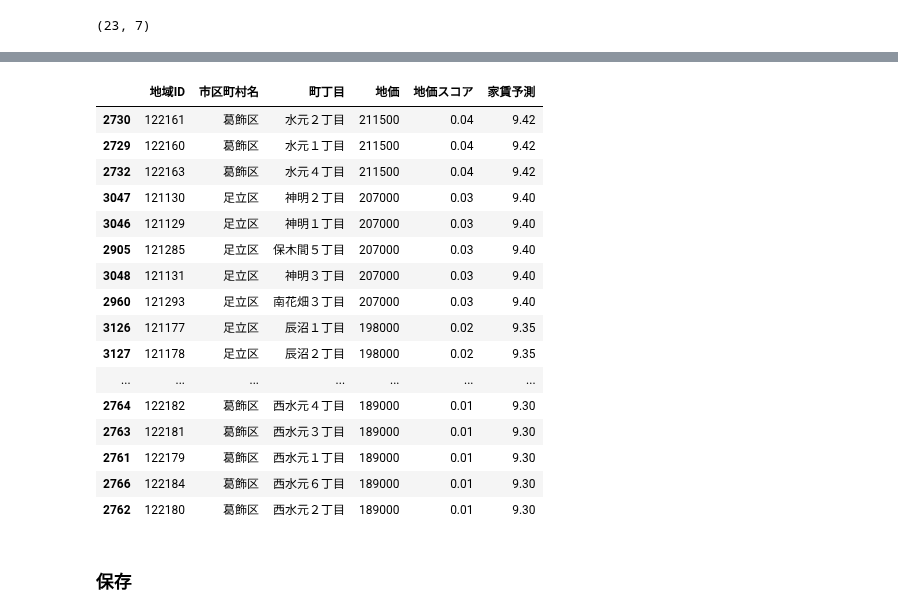
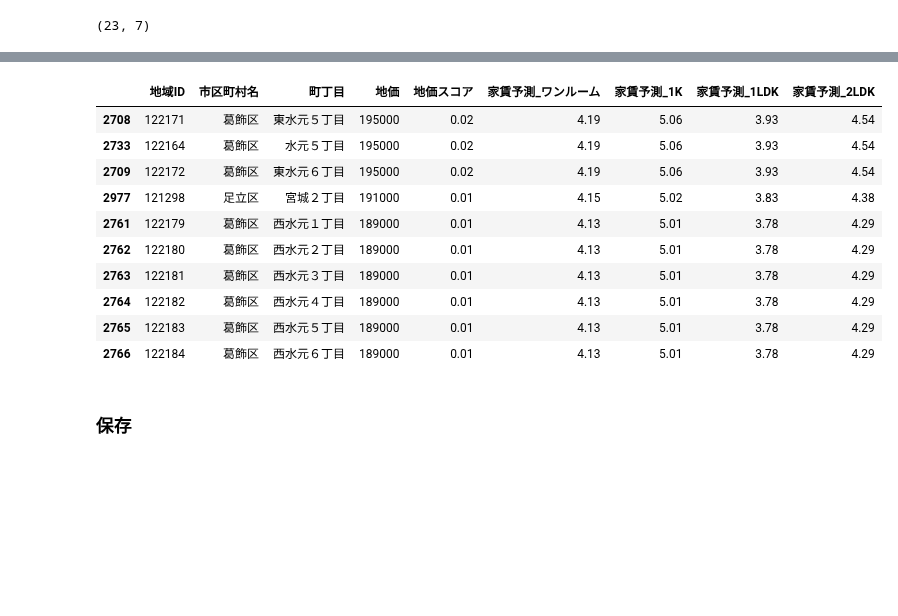
Before and after one commit to z-guard/analysis, a Jupyter notebook: notebooks/land_price_score.ipynb, the cells around one changed output, grey strips where cells are left out. Cells and saved outputs as stored; diff of their text form; code cells hidden in the pictures; blank space fills up the shorter version.

```diff
--- a/notebooks/land_price_score.ipynb
+++ b/notebooks/land_price_score.ipynb
@@ -287,13 +298,17 @@ print('傾き=',mod_lin.coef_, '切片=', mod_lin.intercept_)
 # %%
-# 4区を含めて予測
-_tmp_2 = df_merge_price[df_merge_price['部屋タイプ'] == '1LDK・2LDK平均'].drop(columns=['部屋タイプ'])
-_tmp_2['家賃予測'] = mod_lin.predict(_tmp_2[['地価']])
-_tmp_stack = _tmp_2.drop(columns=['地価']).set_index('市区町村名').stack().reset_index().rename(columns={'level_1':'実績/予測', 0:'家賃'})
+df_predict = pd.DataFrame()
+for room_type in room_type_list:
+    _tmp = df_merge_price[df_merge_price['部屋タイプ'] == room_type].copy()
+    _tmp[f'家賃予測'] = lr_models[room_type].predict(_tmp[['地価_log']])
+    df_predict = pd.concat([df_predict, _tmp])
+
+predict_stack = df_predict.drop(columns=['地価', '地価_log']).set_index(['市区町村名', '部屋タイプ']).stack()\
+                    .reset_index().rename(columns={'level_2':'実績/予測', 0:'家賃'})
 # %%
-plt.figure(figsize=(15, 5))
-sns.barplot(
-    x='市区町村名', y='家賃', hue='実績/予測',
-    data=_tmp_stack
-)
-plt.show()
+for room_type in room_type_list:
+    _tmp = predict_stack[predict_stack['部屋タイプ'] == room_type]
+    plt.figure(figsize=(15, 3))
+    sns.barplot(x='市区町村名', y='家賃', hue='実績/予測', data=_tmp)
+    plt.title(room_type)
+    plt.show()
 # %% [output]
@@ -301,3 +318,0 @@ plt.show()
-# %%
-# 家賃予測
-df_score['家賃予測'] = mod_lin.predict(df_score[['地価']]).round(2)
@@ -308,0 +319,6 @@ plt.show()
+# %%
+# 家賃予測
+log_price = df_score[['地価']].apply(lambda x: np.log2(x)).rename(columns={'地価': '地価_log'})
+
+for room_type in room_type_list:
+    df_score[f'家賃予測_{room_type}'] = lr_models[room_type].predict(log_price).round(2)
@@ -309,23 +341,17 @@ plt.show()
 # %%
-df_score.sort_values('家賃予測', ascending=False).tail(20)
+df_score.sort_values('地価', ascending=False).tail(10)
 # %% [output]
-|  | 地域ID | 市区町村名 | 町丁目 | 地価 | 地価スコア | 家賃予測 |
-| 2730 | 122161 | 葛飾区 | 水元２丁目 | 211500 | 0.04 | 9.42 |
-| 2729 | 122160 | 葛飾区 | 水元１丁目 | 211500 | 0.04 | 9.42 |
-| 2732 | 122163 | 葛飾区 | 水元４丁目 | 211500 | 0.04 | 9.42 |
-| 3047 | 121130 | 足立区 | 神明２丁目 | 207000 | 0.03 | 9.40 |
-| 3046 | 121129 | 足立区 | 神明１丁目 | 207000 | 0.03 | 9.40 |
-| 2905 | 121285 | 足立区 | 保木間５丁目 | 207000 | 0.03 | 9.40 |
-| 3048 | 121131 | 足立区 | 神明３丁目 | 207000 | 0.03 | 9.40 |
-| 2960 | 121293 | 足立区 | 南花畑３丁目 | 207000 | 0.03 | 9.40 |
-| 3126 | 121177 | 足立区 | 辰沼１丁目 | 198000 | 0.02 | 9.35 |
-| 3127 | 121178 | 足立区 | 辰沼２丁目 | 198000 | 0.02 | 9.35 |
-| ... | ... | ... | ... | ... | ... | ... |
-| 2764 | 122182 | 葛飾区 | 西水元４丁目 | 189000 | 0.01 | 9.30 |
-| 2763 | 122181 | 葛飾区 | 西水元３丁目 | 189000 | 0.01 | 9.30 |
-| 2761 | 122179 | 葛飾区 | 西水元１丁目 | 189000 | 0.01 | 9.30 |
-| 2766 | 122184 | 葛飾区 | 西水元６丁目 | 189000 | 0.01 | 9.30 |
-| 2762 | 122180 | 葛飾区 | 西水元２丁目 | 189000 | 0.01 | 9.30 |
+|  | 地域ID | 市区町村名 | 町丁目 | 地価 | 地価スコア | 家賃予測_ワンルーム | 家賃予測_1K | 家賃予測_1LDK | 家賃予測_2LDK |
+| 2708 | 122171 | 葛飾区 | 東水元５丁目 | 195000 | 0.02 | 4.19 | 5.06 | 3.93 | 4.54 |
+| 2733 | 122164 | 葛飾区 | 水元５丁目 | 195000 | 0.02 | 4.19 | 5.06 | 3.93 | 4.54 |
+| 2709 | 122172 | 葛飾区 | 東水元６丁目 | 195000 | 0.02 | 4.19 | 5.06 | 3.93 | 4.54 |
+| 2977 | 121298 | 足立区 | 宮城２丁目 | 191000 | 0.01 | 4.15 | 5.02 | 3.83 | 4.38 |
+| 2761 | 122179 | 葛飾区 | 西水元１丁目 | 189000 | 0.01 | 4.13 | 5.01 | 3.78 | 4.29 |
+| 2762 | 122180 | 葛飾区 | 西水元２丁目 | 189000 | 0.01 | 4.13 | 5.01 | 3.78 | 4.29 |
+| 2763 | 122181 | 葛飾区 | 西水元３丁目 | 189000 | 0.01 | 4.13 | 5.01 | 3.78 | 4.29 |
+| 2764 | 122182 | 葛飾区 | 西水元４丁目 | 189000 | 0.01 | 4.13 | 5.01 | 3.78 | 4.29 |
+| 2765 | 122183 | 葛飾区 | 西水元５丁目 | 189000 | 0.01 | 4.13 | 5.01 | 3.78 | 4.29 |
+| 2766 | 122184 | 葛飾区 | 西水元６丁目 | 189000 | 0.01 | 4.13 | 5.01 | 3.78 | 4.29 |
 # %% [markdown]
 ### 保存
 # %%
```
Also changed, not shown: parts of 14 cells of this notebook.
